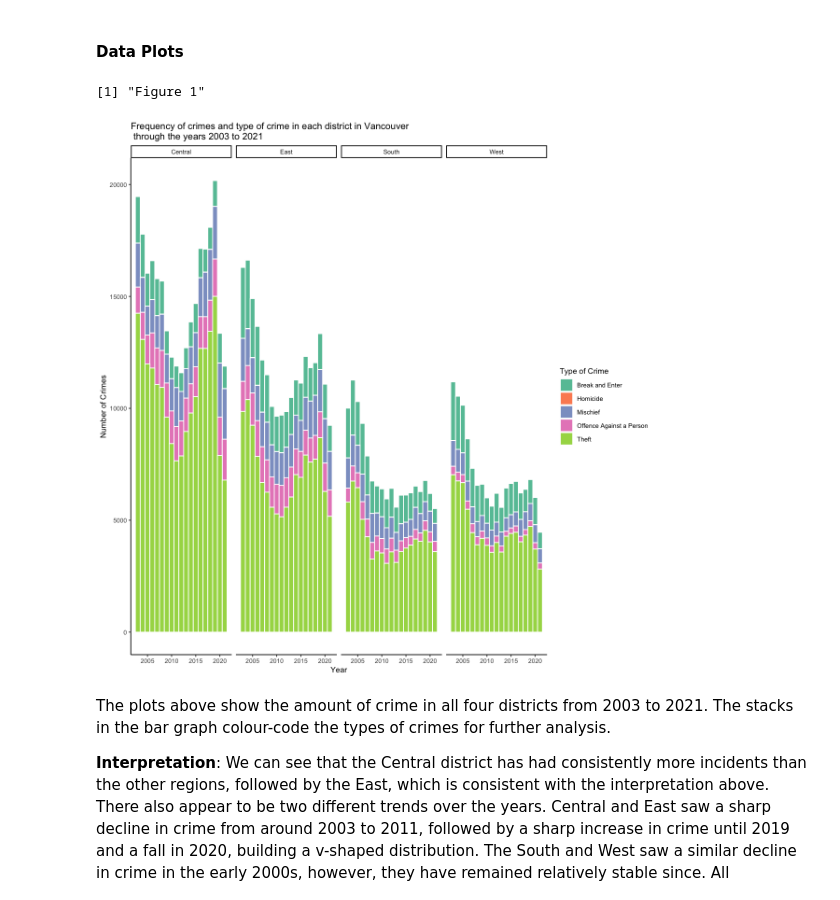
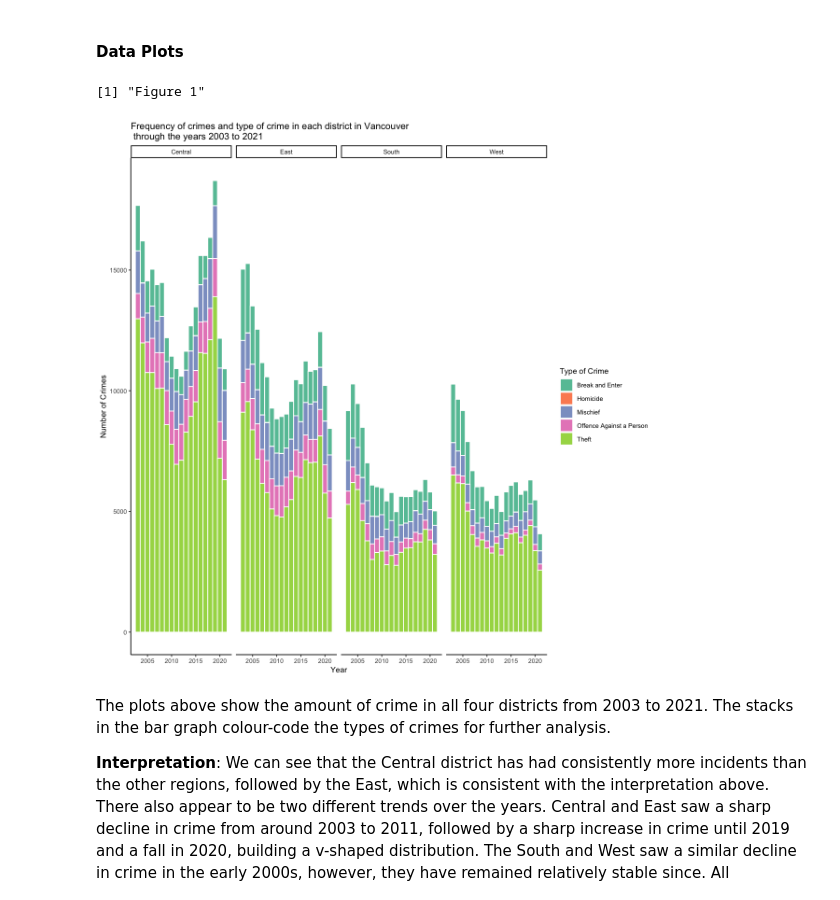
Before and after one commit to samnthorne/STAT201_Group40, a Jupyter notebook: Untitled (3).ipynb, the cells around one changed output. Cells and saved outputs as stored; diff of their text form; code cells hidden in the pictures.

Commit message:
Added bootstrapping
Added bootstrapping to our project. Took a sample of 360 with replacement 2000 times at the beginning of the report. Changed the data used throughout the rest of the report.

```diff
--- a/Untitled (3).ipynb
+++ b/Untitled (3).ipynb
@@ -140,0 +136,6 @@ A tibble: 6 × 3
+# %%
+set.seed(101)
+crime_data_boot <- crime_data %>%
+    rep_sample_n(size = 360, reps = 2000, replace = TRUE)
+print('Table 3 - Bootstrapped data')
+head(crime_data_boot)
@@ -144,7 +156,7 @@ We calculated the proportion of crime in each district per year, then found the
 # %%
 # Added another column to the data which holds the proportion of crime for the corresponding district and year
 # of the row.
-prop_data <- crime_data %>%
+prop_data <- crime_data_boot %>%
     group_by(YEAR) %>%
     mutate(num_year = n()) %>%
     ungroup() %>%
@@ -158,6 +170,6 @@ estimation_table <- prop_data %>%
     group_by(DISTRICT) %>%
     summarise(MEAN_PROP = mean(PROP))
 
-print("Table 3 - Average annual proportion of crime in each district")
+print("Table 4 - Average annual proportion of crime in each district")
 estimation_table
 # %% [output]
@@ -176,24 +188,25 @@ A tibble: 4 × 2
 # %%
 options(repr.plot.width = 10, repr.plot.height = 10)
 
-years_vis <- crime_data %>%
+
+years_vis <- prop_data %>%
     ggplot(aes(x = YEAR, fill = TYPE))+
     geom_histogram(binwidth = 1, color = 'white')+
     theme_classic() +
     theme(legend.position="right",
           text = element_text(size = 10)) +
     labs(title = "Frequency of crimes and type of crime in each district in Vancouver \n through the years 2003 to 2021",
          x = "Year",
          y = "Number of Crimes",
          fill = "Type of Crime")+
     facet_wrap(~DISTRICT, ncol = 4)+
     scale_fill_brewer(palette = 'Set2') # colorblind friendly palette.
 
 print("Figure 1")
 print(years_vis)
 # %% [output]
 [1] "Figure 1"
-[figure, old version]
+[figure, new version]
 # %% [markdown]
 The plots above show the amount of crime in all four districts from 2003 to 2021. The stacks in the bar graph  colour-code the types of crimes for further analysis.
 
```
Also changed, not shown: parts of 12 cells of this notebook.
